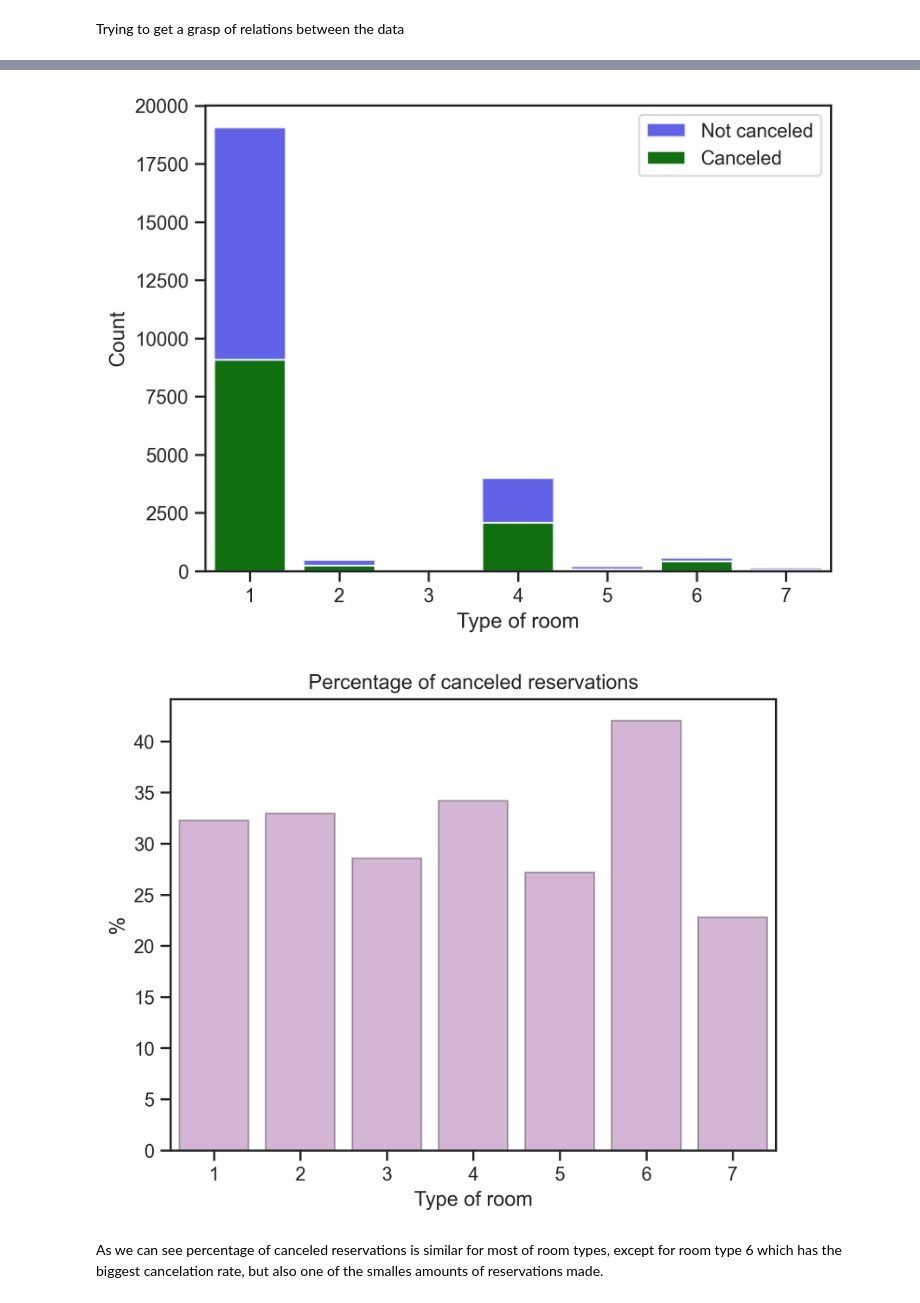
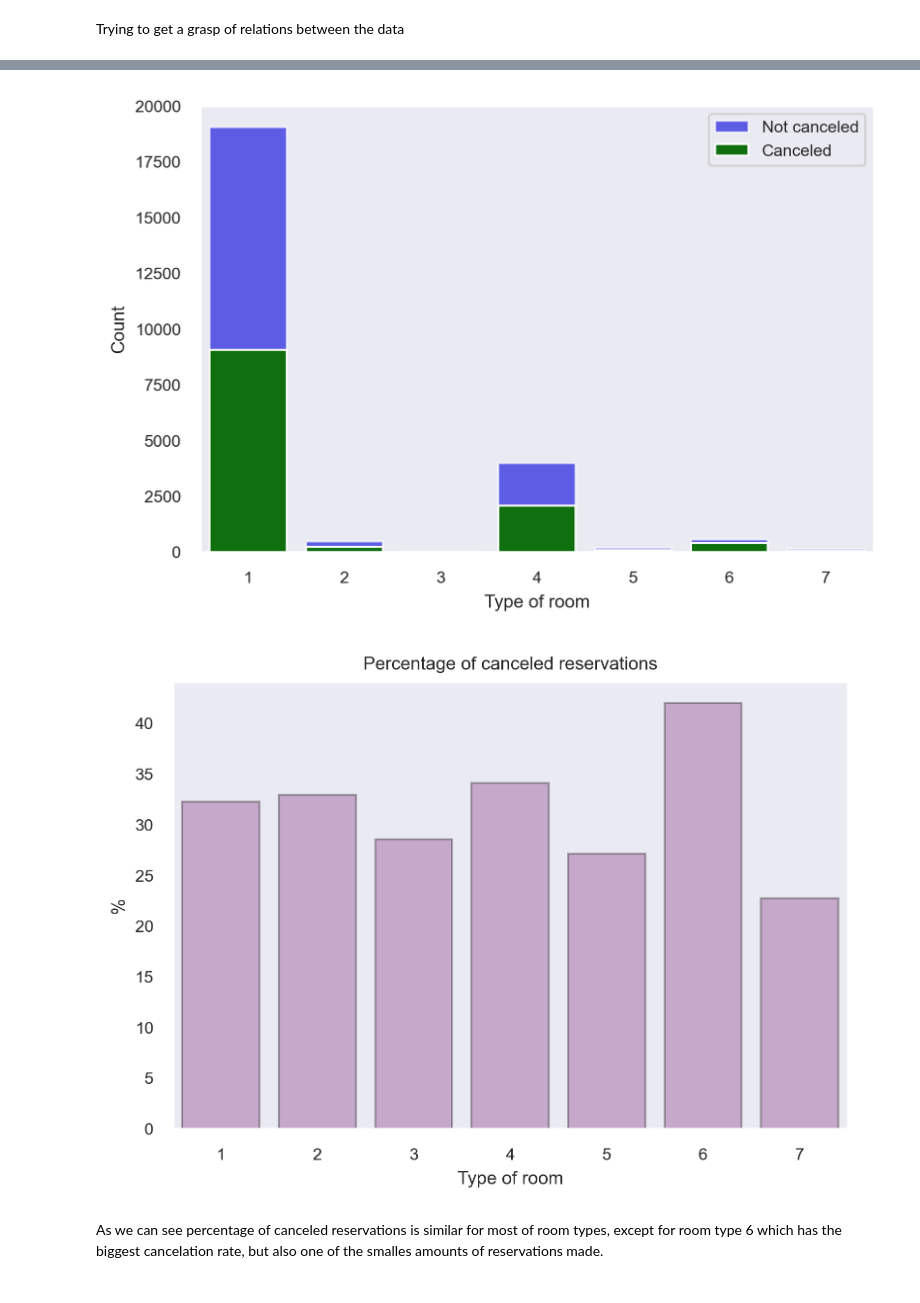
Before and after one commit to mateuszel/Hotel-Reservations-ML, a Jupyter notebook: eda.ipynb, the cells around one changed output, grey strips where cells are left out. Cells and saved outputs as stored; diff of their text form; code cells hidden in the pictures.

```diff
--- a/eda.ipynb
+++ b/eda.ipynb
@@ -7,9 +7,10 @@ import seaborn as sns
 import numpy as np
 import random
 
-sns.set(rc={"figure.dpi":300, 'savefig.dpi':300})
-sns.set_context('notebook')
-sns.set_style("ticks")
+sns.set(rc={"figure.dpi":300, 'savefig.dpi':300, 'figure.figsize':(6, 4)})
+sns.set_context('notebook', font_scale=0.75)
+sns.set_style("darkgrid")
+sns.set
 
 random.seed(997)
 df = pd.read_csv('hotel-reservations.csv')
@@ -65,6 +66,7 @@ for index, row in df.iterrows():
     else:
         df.at[index, 'booking_status'] = 1
 # %%
+sns.set_style('dark')
 pivot_table1 = pd.pivot_table(data=df[df['booking_status']==1], values='booking_status', index='arrival_year', aggfunc='sum')
 pivot_table0 = pd.pivot_table(data=df[df['booking_status']==0], values='booking_status', index='arrival_year', aggfunc='count')
 pivot_table1.reset_index()
@@ -123,0 +121,3 @@ sns.heatmap(df.drop(columns=['Booking_ID', 'market_segment_type']).corr(), cmap=
+# %%
+sns.set(font_scale=0.35)
+sns.heatmap(df.drop(columns=['Booking_ID', 'market_segment_type']).corr(), cmap='YlGnBu', annot=True, linewidths=0.1, fmt='.2f', square=True, annot_kws={"size": 4}, cbar_kws={"shrink": 0.8})
@@ -124,16 +127,18 @@ sns.heatmap(df.drop(columns=['Booking_ID', 'market_segment_type']).corr(), cmap=
 # %%
+sns.set_style('dark')
 pivot_table0 = pd.pivot_table(data=df[df['booking_status']==1], values='booking_status', index='room_type_reserved', aggfunc='count')
 pivot_table1 = pd.pivot_table(data=df[df['booking_status']==0], values='booking_status', index='room_type_reserved', aggfunc='count')
 pivot_table0.reset_index()
 pivot_table1.reset_index()
 sns.barplot(data=pivot_table0, x='room_type_reserved', y='booking_status', label='Not canceled', color='blue', alpha=0.7)
 sns.barplot(data=pivot_table1, x='room_type_reserved', y='booking_status', label='Canceled', color='green')
 plt.xlabel('Type of room')
 plt.ylabel('Count')
 plt.show()
 # %% [output]
-[figure, old version]
+[figure, new version]
 # %%
+sns.set_style('dark')
 merged = pd.merge(pivot_table0, pivot_table1, on='room_type_reserved', suffixes=['_not_canceled', '_canceled'], how='outer')
 merged['percentage'] = (merged['booking_status_canceled']/(merged['booking_status_canceled']+merged['booking_status_not_canceled']))*100
 sns.barplot(data=merged, x='room_type_reserved', y='percentage', color='purple', alpha=0.3, edgecolor='black')
@@ -142,7 +147,7 @@ plt.ylabel('%')
 plt.title('Percentage of canceled reservations')
 plt.show()
 # %% [output]
-[figure, old version]
+[figure, new version]
 # %% [markdown]
 As we can see percentage of canceled reservations is similar for most of room types, except for room type 6 which has the biggest cancelation rate, but also one of the smalles amounts of reservations made.
 # %%
```
Also changed, not shown: parts of 9 cells of this notebook, 1 other file.
